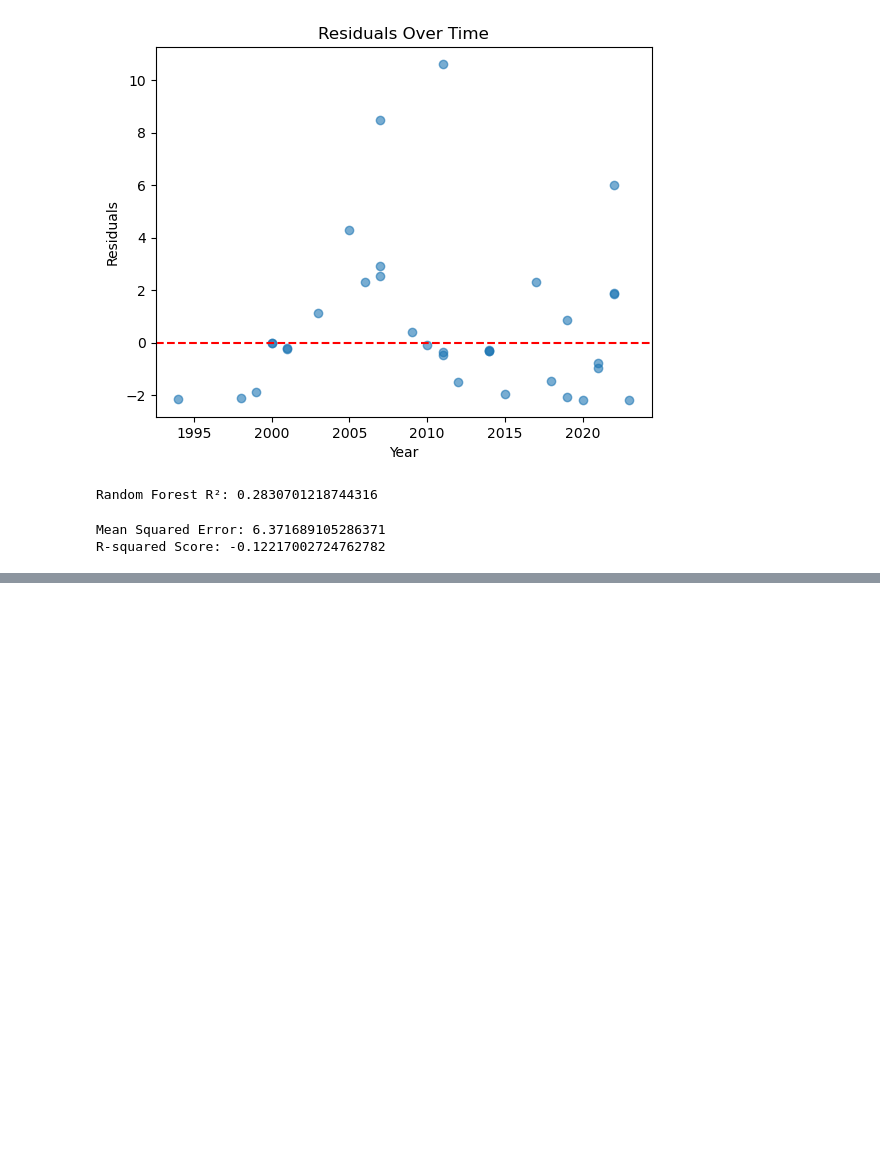
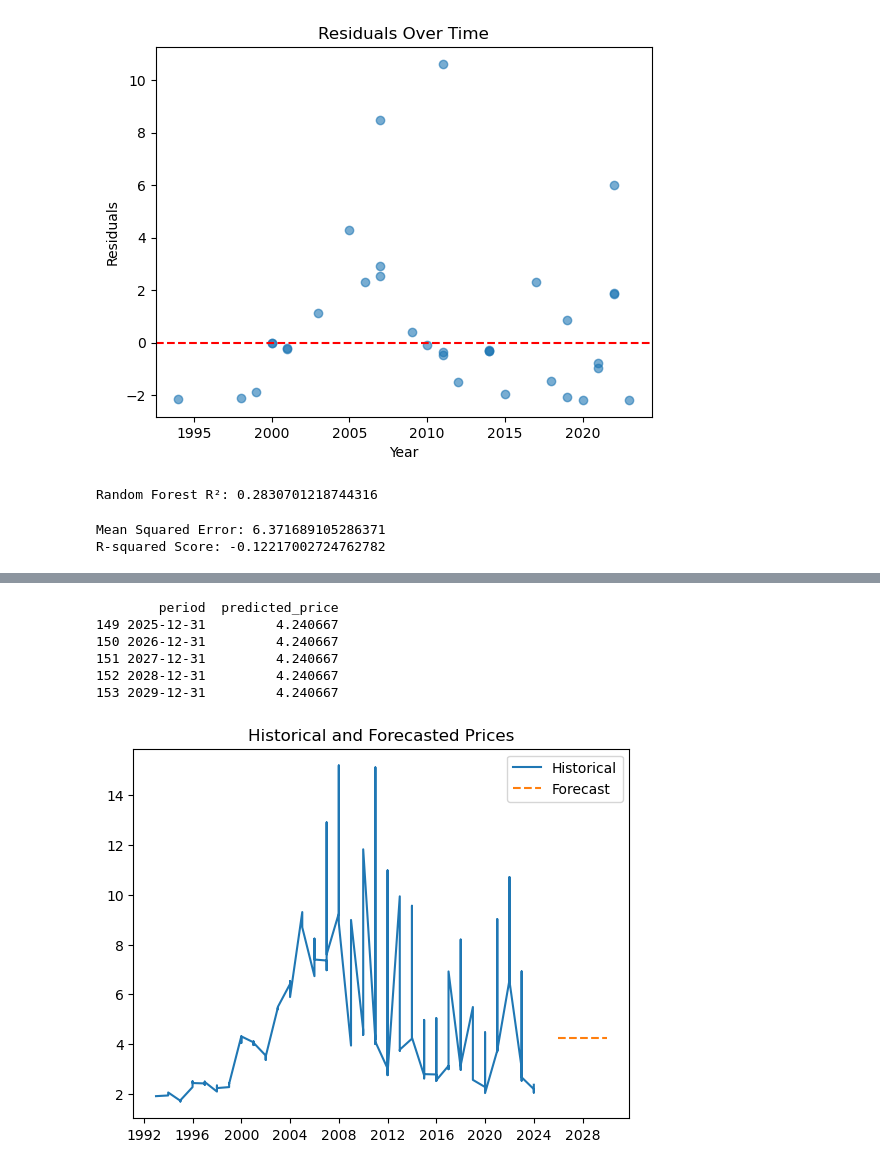
Before and after one commit to AbhigyanD/OilPrice, a Jupyter notebook: notebooks/analysis.ipynb, the cells around one changed output, grey strips where cells are left out. Cells and saved outputs as stored; diff of their text form; code cells hidden in the pictures; blank space fills up the shorter version.

```diff
--- a/notebooks/analysis.ipynb
+++ b/notebooks/analysis.ipynb
@@ -273,0 +410,24 @@ ValueError: Length of values (1) does not match length of index (7)
+# %%
+# Predict future values (e.g., next 5 years)
+future_steps = 5
+future_forecast = arima_model_fit.forecast(steps=future_steps)
+
+# Create a DataFrame with future dates
+future_dates = pd.date_range(start=data.index[-1] + pd.DateOffset(years=1), periods=future_steps, freq='Y')
+future_df = pd.DataFrame({'period': future_dates, 'predicted_price': future_forecast})
+print(future_df)
+
+# Plot historical data with future predictions
+plt.plot(data.index, data['value'], label='Historical')
+plt.plot(future_df['period'], future_df['predicted_price'], label='Forecast', linestyle='--')
+plt.legend()
+plt.title("Historical and Forecasted Prices")
+plt.show()
+# %% [output]
+        period  predicted_price
+149 2025-12-31         4.240667
+150 2026-12-31         4.240667
+151 2027-12-31         4.240667
+152 2028-12-31         4.240667
+153 2029-12-31         4.240667
+[figure, added]
```
Also changed, not shown: parts of 5 cells of this notebook.
